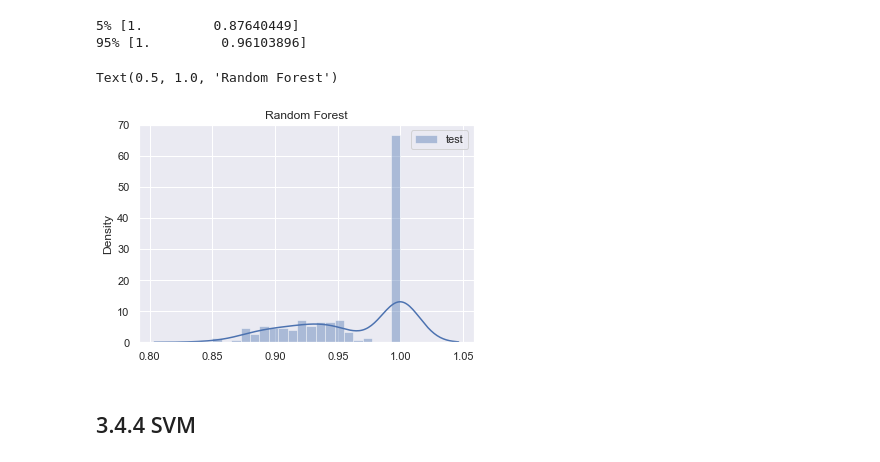
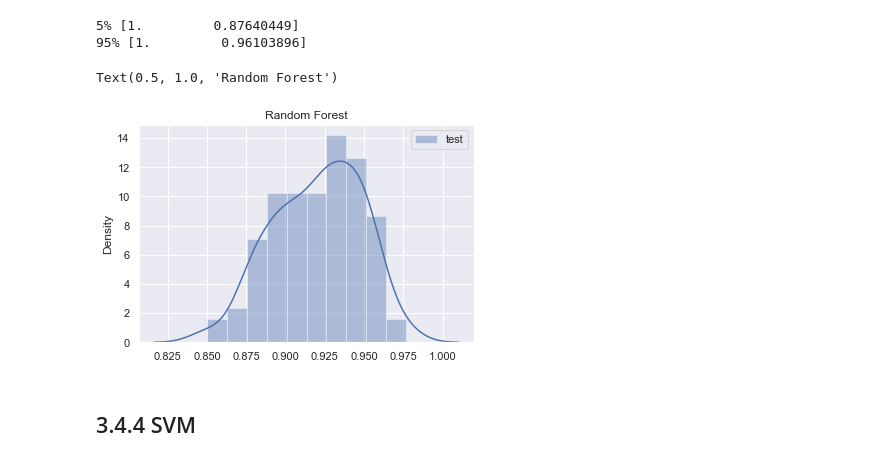
Before and after one commit to StatisticsIsEasy/CaseStudies, a Jupyter notebook: Breast_cancer_dataset/Breast_cancer.ipynb, the cells around one changed output. Saved outputs shown, nothing was run; the diff lists cells and outputs as text; code cells hidden in the pictures.

```diff
--- a/Breast_cancer_dataset/Breast_cancer.ipynb
+++ b/Breast_cancer_dataset/Breast_cancer.ipynb
@@ -204,12 +203,12 @@ print("95%", score_sorted[95])
 95% [1.         0.96103896]
 # %%
 sns.set(font_scale=1)
-sns.distplot(score_sorted, label="test", bins=20)
+sns.distplot(score_sorted[:,1], label="test", bins=10)
 plt.legend()
 plt.title("Random Forest")
 # %% [output]
 Text(0.5, 1.0, 'Random Forest')
-[figure, old version]
+[figure, new version]
 # %% [markdown]
 ## 3.4.4 SVM
 # %%
```
Also changed, not shown: parts of 6 cells of this notebook.
